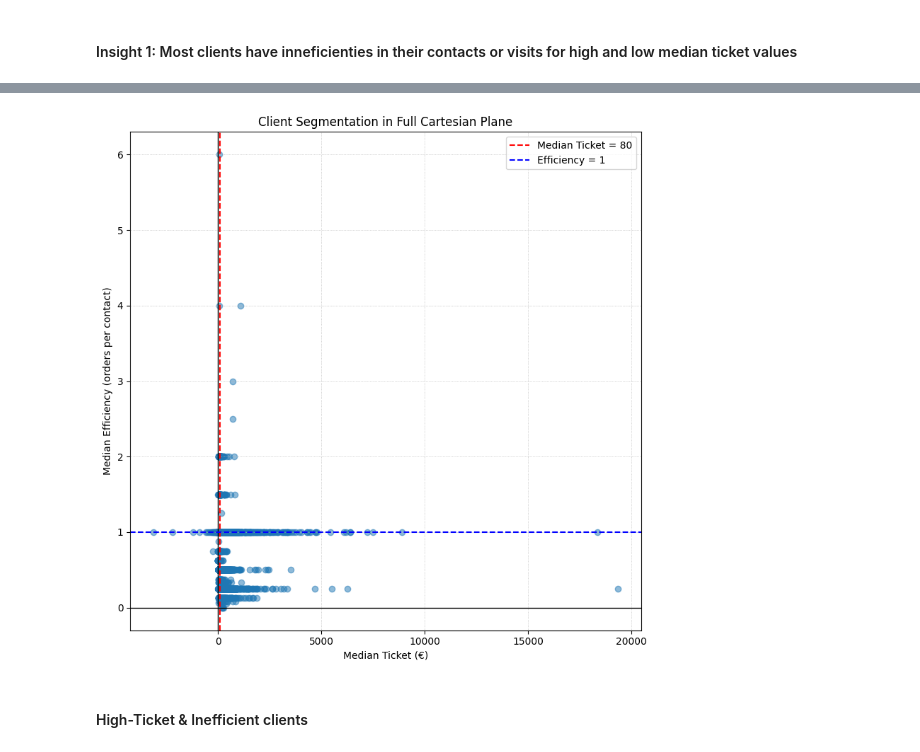
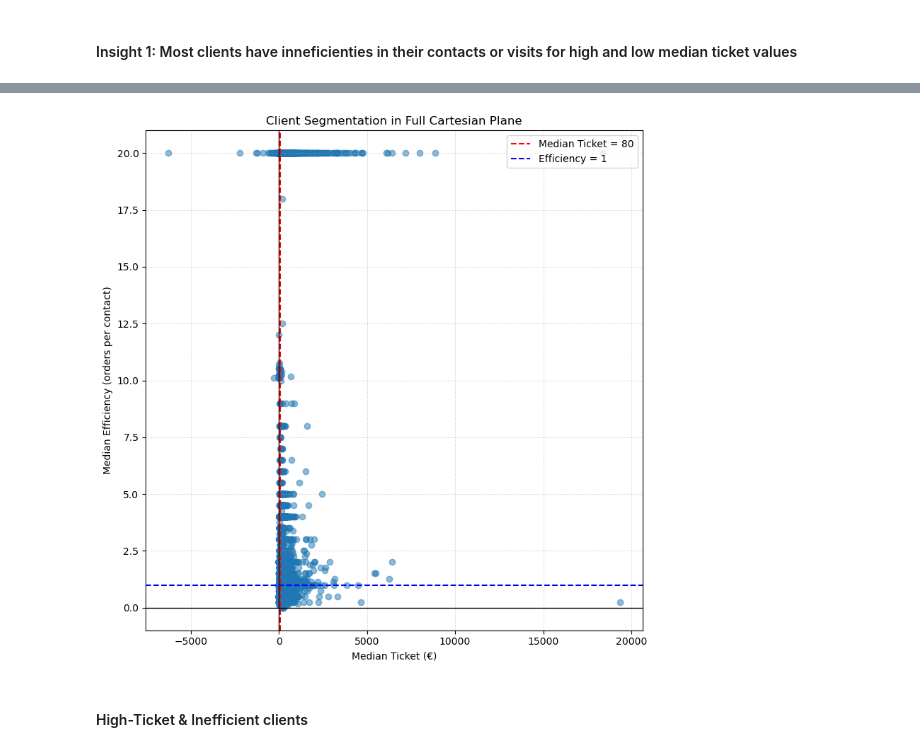
Before and after one commit to adriansotomora/capstone_project, a Jupyter notebook: scripts/eda_sebas.ipynb, the cells around one changed output, grey strips where cells are left out. Cells and saved outputs as stored; diff of their text form; code cells hidden in the pictures.

```diff
--- a/scripts/eda_sebas.ipynb
+++ b/scripts/eda_sebas.ipynb
@@ -29,32 +42,34 @@ balance = pd.merge(balance_counts, balance_percent, on='Class')
 # %%
 import matplotlib.pyplot as plt
 
-x = clients['median_ticket_year']
-y = clients['median_efficiency_orders']
+
+
+x = clients['median_ticket']
+y = clients['efficiency']
 
 plt.figure(figsize=(8,8))
 
 # scatter all points (you can color by quadrant as before)
 plt.scatter(x, y, alpha=0.5)
 
 # draw the main axes at zero
 plt.axvline(0, color='black', linewidth=1)
 plt.axhline(0, color='black', linewidth=1)
 
 # draw your business thresholds
 plt.axvline(80, color='red', linestyle='--', label='Median Ticket = 80')
 plt.axhline(1,  color='blue', linestyle='--', label='Efficiency = 1')
 
 plt.xlabel('Median Ticket (€)')
 plt.ylabel('Median Efficiency (orders per contact)')
 plt.title('Client Segmentation in Full Cartesian Plane')
 plt.legend(loc='upper right')
 plt.grid(True, which='both', linestyle=':', linewidth=0.5)
 
 plt.tight_layout()
 plt.show()
 # %% [output]
-[figure, old version]
+[figure, new version]
 # %% [markdown]
 #### High-Ticket & Inefficient clients
 # %%
```
Also changed, not shown: parts of 6 cells of this notebook, 3 other files.
